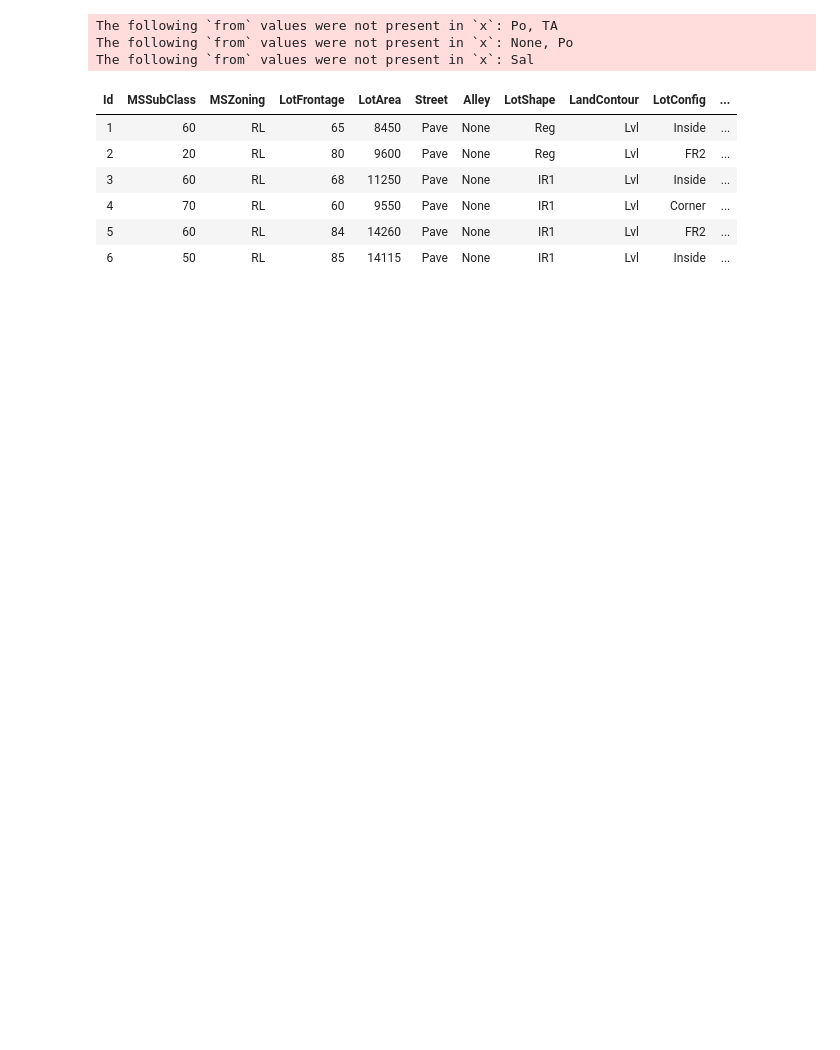
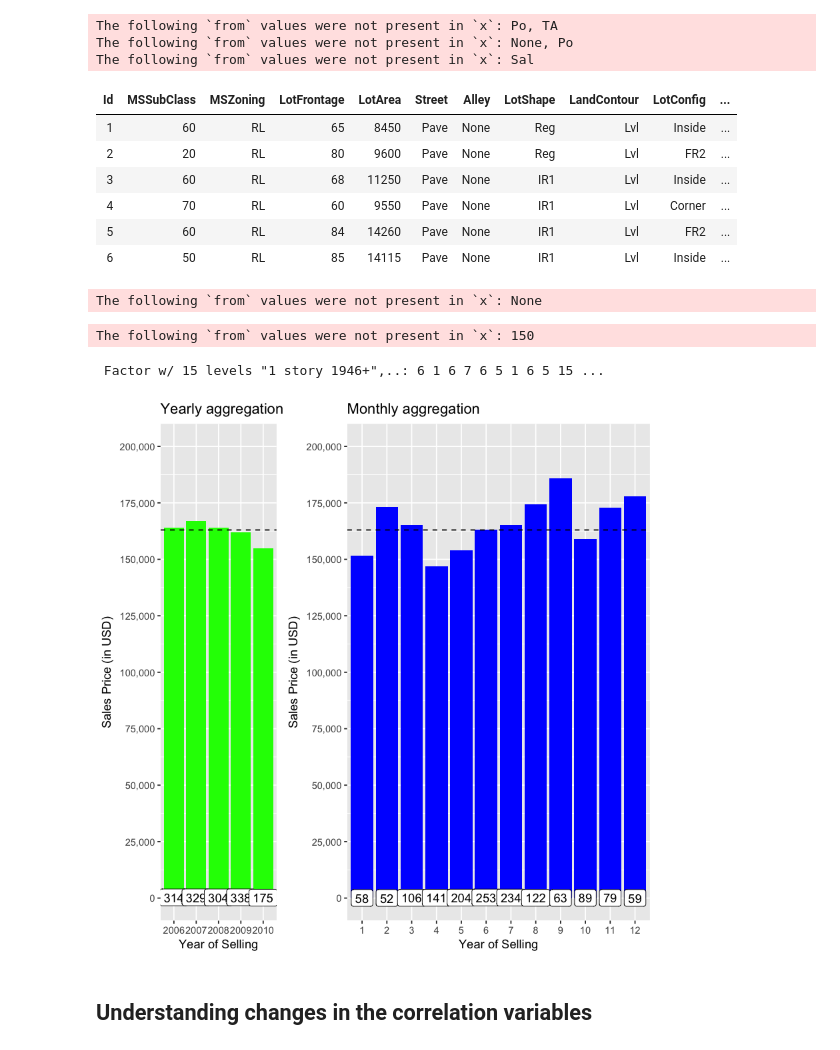
Before and after one commit to royadityak/PrescriptiveAnalytics, a Jupyter notebook: Forecasting/Forecasting_Housing_XGBoost_Lasso.ipynb, the cells around one changed output. Drawn from its saved outputs; the diff is of its cells as text; code cells hidden in the pictures; blank space fills up the shorter version.

Commit message:
April 2018 - Forecasting on Housing data notebook updated

```diff
--- a/Forecasting/Forecasting_Housing_XGBoost_Lasso.ipynb
+++ b/Forecasting/Forecasting_Housing_XGBoost_Lasso.ipynb
@@ -179,3 +187,50 @@ head(data)
 | 4 | 70 | RL | 60 | 9550 | Pave | None | IR1 | Lvl | Corner | ... |
 | 5 | 60 | RL | 84 | 14260 | Pave | None | IR1 | Lvl | FR2 | ... |
 | 6 | 50 | RL | 85 | 14115 | Pave | None | IR1 | Lvl | Inside | ... |
+# %%
+# Factorizing the character variables
+data$RoofStyle <- as.factor(data$RoofStyle)
+data$RoofMatl <- as.factor(data$RoofMatl)
+data$Foundation <- as.factor(data$Foundation)
+data$LandContour <- as.factor(data$LandContour)
+data$LandSlope<-as.integer(revalue(data$LandSlope, c('Sev'=0, 'Mod'=1, 'Gtl'=2)))
+data$BldgType <- as.factor(data$BldgType)
+data$Street<-as.integer(revalue(data$Street, c('Grvl'=0, 'Pave'=1)))
+data$PavedDrive<-as.integer(revalue(data$PavedDrive, c('N'=0, 'P'=1, 'Y'=2)))
+data$Heating <- as.factor(data$Heating)
+data$HeatingQC<-as.integer(revalue(data$HeatingQC, Qualities))
+data$HouseStyle <- as.factor(data$HouseStyle)
+data$Neighborhood <- as.factor(data$Neighborhood)
+data$CentralAir<-as.integer(revalue(data$CentralAir, c('N'=0, 'Y'=1)))
+data$Condition1 <- as.factor(data$Condition1)
+data$Condition2 <- as.factor(data$Condition2)
+# %% [output]
+The following `from` values were not present in `x`: None
+# %%
+data$MSSubClass <- as.factor(data$MSSubClass)
+colIdentifiers <- c('20'='1 story 1946+', '30'='1 story 1945-', '40'='1 story unf attic', '45'='1,5 story unf', '50'='1,5 story fin', '60'='2 story 1946+', '70'='2 story 1945-', '75'='2,5 story all ages', '80'='split/multi level', '85'='split foyer', '90'='duplex all style/age', '120'='1 story PUD 1946+', '150'='1,5 story PUD all', '160'='2 story PUD 1946+', '180'='PUD multilevel', '190'='2 family conversion')
+data$MSSubClass<-revalue(data$MSSubClass, colIdentifiers)
+str(data$MSSubClass)
+# %% [output]
+The following `from` values were not present in `x`: 150
+ Factor w/ 15 levels "1 story 1946+",..: 6 1 6 7 6 5 1 6 5 15 ...
+# %%
+data$MoSold <- as.factor(data$MoSold)
+
+soldOutYear <- ggplot(data[!is.na(data$SalePrice),], aes(x=as.factor(YrSold), y=SalePrice)) +
+    geom_bar(stat='summary', fun.y = "median", fill='green')+
+    scale_y_continuous(breaks= seq(0, 800000, by=25000), labels = comma) +
+    geom_label(stat = "count", aes(label = ..count.., y = ..count..)) + coord_cartesian(ylim = c(0, 200000)) +
+    geom_hline(yintercept=163000, linetype="dashed", color = "black") +
+    xlab('Year of Selling') + ylab('Sales Price (in USD)') + ggtitle('Yearly aggregation')
+
+soldOutMonth <- ggplot(data[!is.na(data$SalePrice),], aes(x=MoSold, y=SalePrice)) +
+    geom_bar(stat='summary', fun.y = "median", fill='blue')+
+    scale_y_continuous(breaks= seq(0, 800000, by=25000), labels = comma) +
+    geom_label(stat = "count", aes(label = ..count.., y = ..count..)) + coord_cartesian(ylim = c(0, 200000)) +
+    geom_hline(yintercept=163000, linetype="dashed", color = "black") +
+    xlab('Year of Selling') + ylab('Sales Price (in USD)') + ggtitle('Monthly aggregation')
+
+grid.arrange(soldOutYear, soldOutMonth, widths=c(1,2))
+# %% [output]
+[figure, added]
@@ -181,0 +239,2 @@ head(data)
+# %% [markdown]
+## Understanding changes in the correlation variables
```
Also changed, not shown: parts of 23 cells of this notebook, 1 other file.
